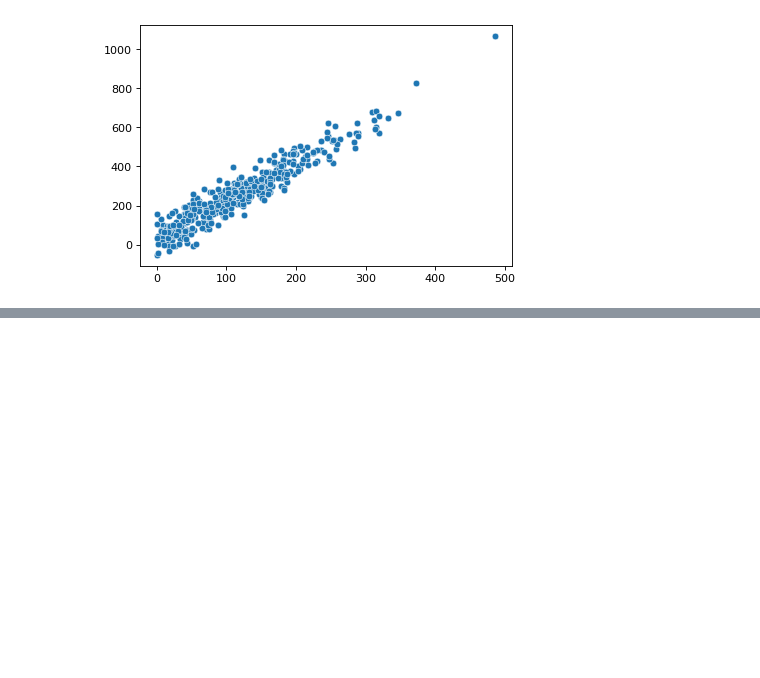
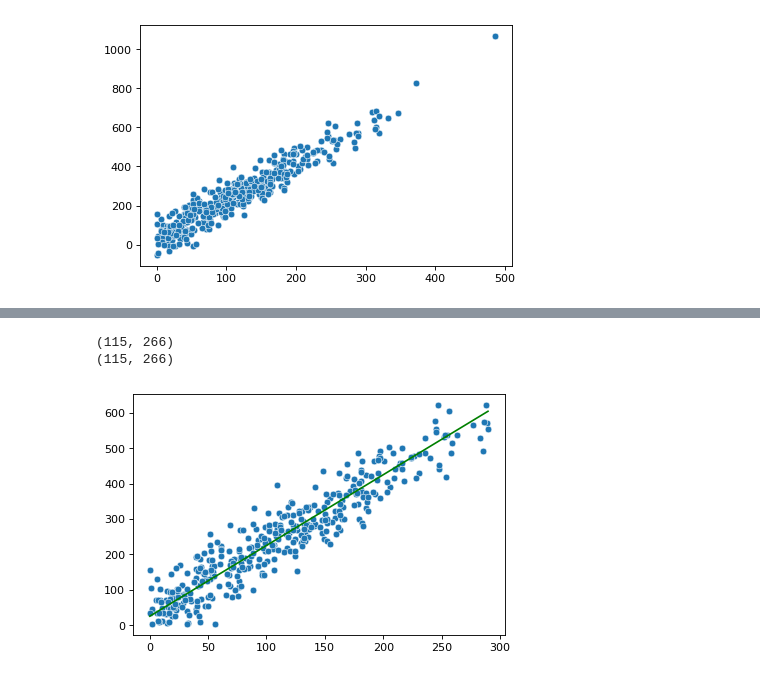
Before and after one commit to FHegardt/Maskininl-rning-Fredrik-Hegardt, a Jupyter notebook: Exercises/Exer_0.ipynb, the cells around one changed output, grey strips where cells are left out. Drawn from its saved outputs; the diff is of its cells as text; code cells hidden in the pictures; blank space fills up the shorter version.

```diff
--- a/Exercises/Exer_0.ipynb
+++ b/Exercises/Exer_0.ipynb
@@ -20,0 +33,48 @@ plt.show()
+# %%
+#0c)
+
+import pandas as pd
+
+new_x =pd.DataFrame(clean_x)
+new_y = pd.DataFrame(clean_y)
+# %%
+#1a)
+
+def train_test_split(x, y, train_fraction =.7, random_state=42, replace=False):
+    return (x.sample(int(len(x)*train_fraction), random_state = random_state, replace=replace), y.sample(int(len(y)*train_fraction), random_state = random_state, replace=replace))
+
+x_train,y_train = train_test_split(new_x,new_y)
+
+x_test = new_x.drop(x_train.index)
+y_test = new_y.drop(y_train.index)
+#1b)
+print(f"{len(y_test),len(y_train)}")
+print(f"{len(x_test),len(x_train)}")
+
+
+
+x_train.insert(0, "Intercept", 1)
+x_test.insert(0, "Intercept", 1)
+# %% [output]
+(115, 266)
+(115, 266)
+# %%
+#2)
+
+
+
+# this uses OLS normal equation
+regression_fit = lambda X,y: np.linalg.inv(X.T @ X) @ X.T @ y
+beta_hat = regression_fit(x_train, y_train)
+predict = lambda X, weights: X @ weights
+y_hat = predict(x_test.to_numpy(), beta_hat.to_numpy())
+y_hat[:5,], y_test[:5]
+
+fig, ax = plt.subplots(dpi=80)
+sns.scatterplot(x = clean_x, y = clean_y)
+sns.lineplot(x = clean_x, y = ground_truth, color = 'green')
+
+
+plt.show()
+# %% [output]
+[figure, added]
```
Also changed, not shown: parts of 2 cells of this notebook.
